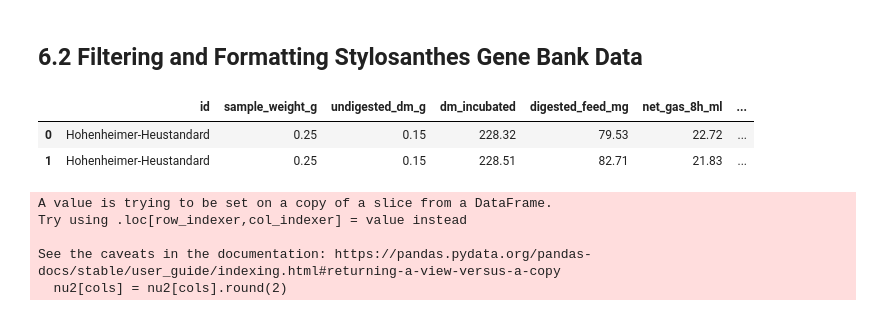
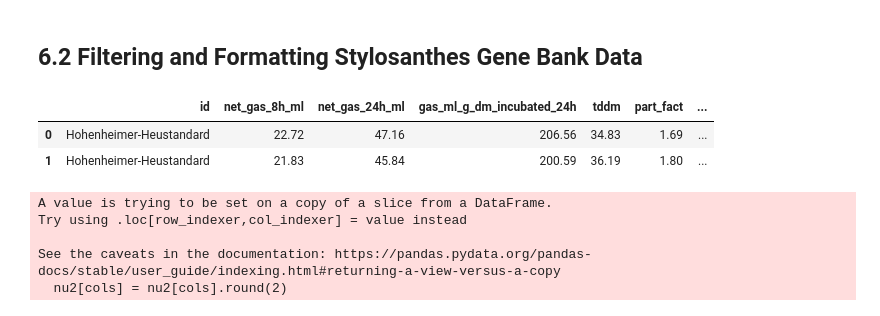
Before and after one commit to maurope/lmf, a Jupyter notebook: notebooks/2026/2026_05_22_data_delivery.ipynb, the cells around one changed output. Drawn from its saved outputs; the diff is of its cells as text; code cells hidden in the pictures.

```diff
--- a/notebooks/2026/2026_05_22_data_delivery.ipynb
+++ b/notebooks/2026/2026_05_22_data_delivery.ipynb
@@ -654,25 +639,22 @@ for df in [gas, nu]:
             df[col] = pd.to_numeric(df[col], errors='coerce')
 # %%
 cols = [
-    'sample_weight_g',
-       'undigested_dm_g', 'dm_incubated', 'digested_feed_mg', 'net_gas_8h_ml',
-       'net_gas_24h_ml', 'ch4_8h_ml', 'ch4_24h_ml', 'ch4_8h_percentage',
-       'ch4_24h_percentage', 'gas_ml_g_dm_incubated_24h', 'part_fact',
-       'ch4_ml_g_dm_incubated_24h', 'ch4_ml_g_ndf_digested_24h',
-       'methane_intensity', 'tddm'
+    'net_gas_8h_ml','net_gas_24h_ml',
+           'gas_ml_g_dm_incubated_24h',  'tddm','part_fact','ch4_percentage_in_gas_8h',
+       'ch4_percentage_in_gas_24h', 'ch4_ml_g_dm_incubated_24h', 'methane_intensity', 'ch4_ml_g_ndf_digested_24h'
 ]
 
 gas2 = gas[['id'] + cols].copy()
 
 
 gas2[cols] = gas2[cols].round(2)
 
 
 gas2.head(2)
 # %% [output]
-|  | id | sample_weight_g | undigested_dm_g | dm_incubated | digested_feed_mg | net_gas_8h_ml | ... |
-| 0 | Hohenheimer-Heustandard | 0.25 | 0.15 | 228.32 | 79.53 | 22.72 | ... |
-| 1 | Hohenheimer-Heustandard | 0.25 | 0.15 | 228.51 | 82.71 | 21.83 | ... |
+|  | id | net_gas_8h_ml | net_gas_24h_ml | gas_ml_g_dm_incubated_24h | tddm | part_fact | ... |
+| 0 | Hohenheimer-Heustandard | 22.72 | 47.16 | 206.56 | 34.83 | 1.69 | ... |
+| 1 | Hohenheimer-Heustandard | 21.83 | 45.84 | 200.59 | 36.19 | 1.80 | ... |
 # %%
 nu2 = nu[['subset', 'no', 'requisitioner', 'id_lab', 'id', 'functional_group',
        'dm_percentage', 'ash_dm', 'om_percentage', 'pc_percentage_dm',
```
Also changed, not shown: parts of 12 cells of this notebook, 15 other files.
